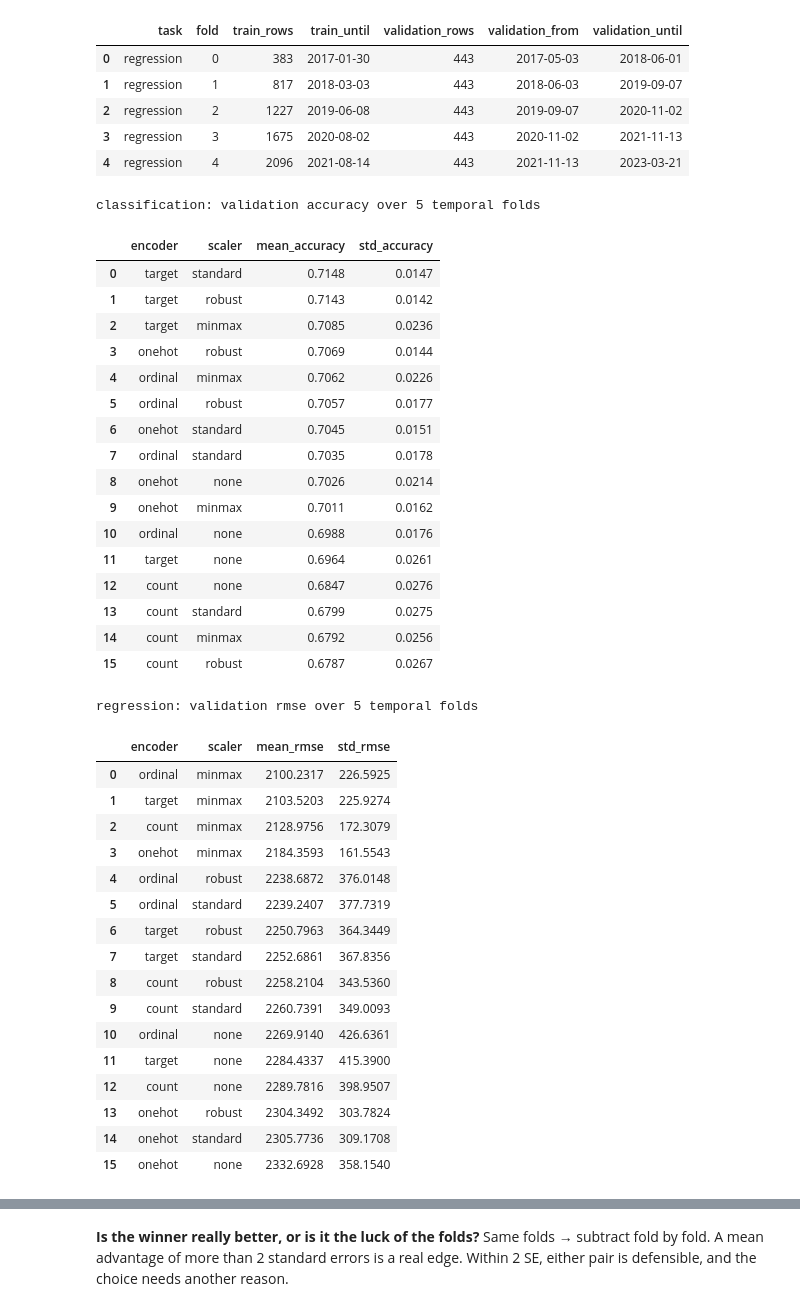
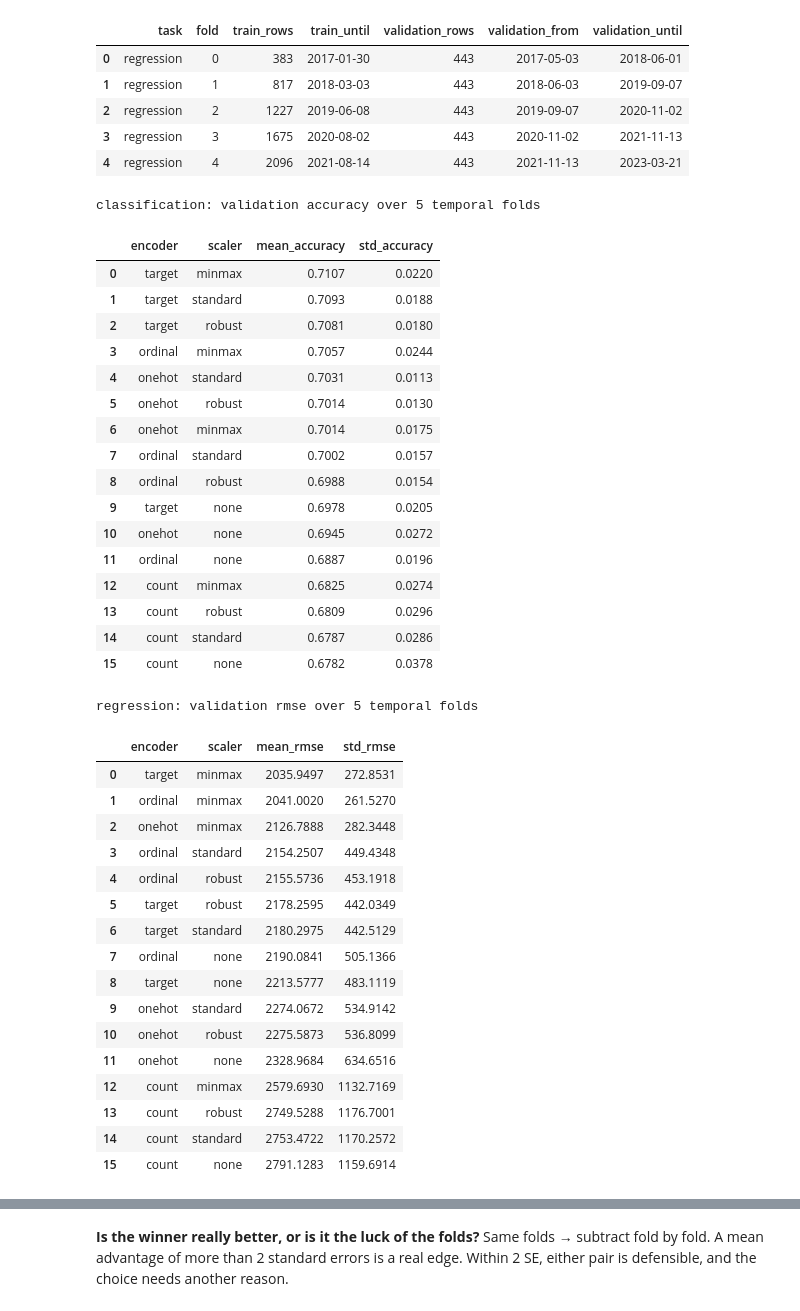
Before and after one commit to luisrafaelsoeiro/ETAI_Project, a Jupyter notebook: preprocessing.ipynb, the cells around one changed output, grey strips where cells are left out. Saved outputs shown, nothing was run; the diff lists cells and outputs as text; code cells hidden in the pictures.

```diff
--- a/preprocessing.ipynb
+++ b/preprocessing.ipynb
@@ -657,10 +757,10 @@ Each column is 100% missing exactly where it is undefined. The few gaps left at
 # %%
-train_rules, cleaning_report = clean_dataset(train_raw, diag_cfg)
-test_rules, _ = clean_dataset(test_raw, diag_cfg)
-assert len(train_rules) == len(train_raw) and len(test_rules) == len(test_raw), "clean_dataset must keep every row"
-display(cleaning_report)
+train_rules, cleaning_report = prepare_table(train_raw, config, clientes_raw)
+test_rules, _ = prepare_table(test_raw, config, clientes_raw)
+assert len(train_rules) == len(train_raw) and len(test_rules) == len(test_raw), "prepare_table must keep every row"
+display(cleaning_report[["step", "column", "values"]])
 
-train_rules, row_report = drop_training_rows(train_rules, diag_cfg, data_cfg["id_column"])
+train_rules, row_report = drop_training_rows(train_rules, diag_cfg, data_cfg["id_column"], config["customers"])
 display(row_report)
 print(f"train.csv: {len(train_raw)} -> {len(train_rules)} training rows | test.csv: {len(test_raw)} -> {len(test_rules)} rows (none dropped)")
 # %% [output]
@@ -907,51 +1025,51 @@ for task, (X_dev, X_test, y_dev, y_test, extras_dev, extras_test) in splits.item
 # %%
 grid_rankings, grid_scores = {}, {}
 for task in ["classification", "regression"]:
     X_dev, _, y_dev, _, _, _ = splits[task]
     task_cfg = config[task]
     grid_rankings[task], grid_scores[task] = compare_encoders_scalers(
-        prep_cfg, lambda: TASK_MODELS[task].build_model(task_cfg["comparison_model"]),
+        task_preprocessing_config(config, task), lambda: TASK_MODELS[task].build_model(task_cfg["comparison_model"]),
         X_dev, y_dev, task_folds[task], task, task_cfg["metric"], ENCODERS, SCALERS,
     )
     print(f"\n{task}: validation {task_cfg['metric']} over {len(task_folds[task])} temporal folds")
     display(grid_rankings[task].round(4))
 # %% [output]
 classification: validation accuracy over 5 temporal folds
 |  | encoder | scaler | mean_accuracy | std_accuracy |
-| 0 | target | standard | 0.7148 | 0.0147 |
-| 1 | target | robust | 0.7143 | 0.0142 |
-| 2 | target | minmax | 0.7085 | 0.0236 |
-| 3 | onehot | robust | 0.7069 | 0.0144 |
-| 4 | ordinal | minmax | 0.7062 | 0.0226 |
-| 5 | ordinal | robust | 0.7057 | 0.0177 |
-| 6 | onehot | standard | 0.7045 | 0.0151 |
-| 7 | ordinal | standard | 0.7035 | 0.0178 |
-| 8 | onehot | none | 0.7026 | 0.0214 |
-| 9 | onehot | minmax | 0.7011 | 0.0162 |
-| 10 | ordinal | none | 0.6988 | 0.0176 |
-| 11 | target | none | 0.6964 | 0.0261 |
-| 12 | count | none | 0.6847 | 0.0276 |
-| 13 | count | standard | 0.6799 | 0.0275 |
-| 14 | count | minmax | 0.6792 | 0.0256 |
-| 15 | count | robust | 0.6787 | 0.0267 |
+| 0 | target | minmax | 0.7107 | 0.0220 |
+| 1 | target | standard | 0.7093 | 0.0188 |
+| 2 | target | robust | 0.7081 | 0.0180 |
+| 3 | ordinal | minmax | 0.7057 | 0.0244 |
+| 4 | onehot | standard | 0.7031 | 0.0113 |
+| 5 | onehot | robust | 0.7014 | 0.0130 |
+| 6 | onehot | minmax | 0.7014 | 0.0175 |
+| 7 | ordinal | standard | 0.7002 | 0.0157 |
+| 8 | ordinal | robust | 0.6988 | 0.0154 |
+| 9 | target | none | 0.6978 | 0.0205 |
+| 10 | onehot | none | 0.6945 | 0.0272 |
+| 11 | ordinal | none | 0.6887 | 0.0196 |
+| 12 | count | minmax | 0.6825 | 0.0274 |
+| 13 | count | robust | 0.6809 | 0.0296 |
+| 14 | count | standard | 0.6787 | 0.0286 |
+| 15 | count | none | 0.6782 | 0.0378 |
 regression: validation rmse over 5 temporal folds
 |  | encoder | scaler | mean_rmse | std_rmse |
-| 0 | ordinal | minmax | 2100.2317 | 226.5925 |
-| 1 | target | minmax | 2103.5203 | 225.9274 |
-| 2 | count | minmax | 2128.9756 | 172.3079 |
-| 3 | onehot | minmax | 2184.3593 | 161.5543 |
-| 4 | ordinal | robust | 2238.6872 | 376.0148 |
-| 5 | ordinal | standard | 2239.2407 | 377.7319 |
-| 6 | target | robust | 2250.7963 | 364.3449 |
-| 7 | target | standard | 2252.6861 | 367.8356 |
-| 8 | count | robust | 2258.2104 | 343.5360 |
-| 9 | count | standard | 2260.7391 | 349.0093 |
-| 10 | ordinal | none | 2269.9140 | 426.6361 |
-| 11 | target | none | 2284.4337 | 415.3900 |
-| 12 | count | none | 2289.7816 | 398.9507 |
-| 13 | onehot | robust | 2304.3492 | 303.7824 |
-| 14 | onehot | standard | 2305.7736 | 309.1708 |
-| 15 | onehot | none | 2332.6928 | 358.1540 |
+| 0 | target | minmax | 2035.9497 | 272.8531 |
+| 1 | ordinal | minmax | 2041.0020 | 261.5270 |
+| 2 | onehot | minmax | 2126.7888 | 282.3448 |
+| 3 | ordinal | standard | 2154.2507 | 449.4348 |
+| 4 | ordinal | robust | 2155.5736 | 453.1918 |
+| 5 | target | robust | 2178.2595 | 442.0349 |
+| 6 | target | standard | 2180.2975 | 442.5129 |
+| 7 | ordinal | none | 2190.0841 | 505.1366 |
+| 8 | target | none | 2213.5777 | 483.1119 |
+| 9 | onehot | standard | 2274.0672 | 534.9142 |
+| 10 | onehot | robust | 2275.5873 | 536.8099 |
+| 11 | onehot | none | 2328.9684 | 634.6516 |
+| 12 | count | minmax | 2579.6930 | 1132.7169 |
+| 13 | count | robust | 2749.5288 | 1176.7001 |
+| 14 | count | standard | 2753.4722 | 1170.2572 |
+| 15 | count | none | 2791.1283 | 1159.6914 |
 # %%
 fig, axes = plt.subplots(1, 2, figsize=(12, 4))
 for ax, task, cmap in zip(axes, ["classification", "regression"], ["Blues", "Blues_r"]):
```
Also changed, not shown: parts of 50 cells of this notebook, 6 other files.
